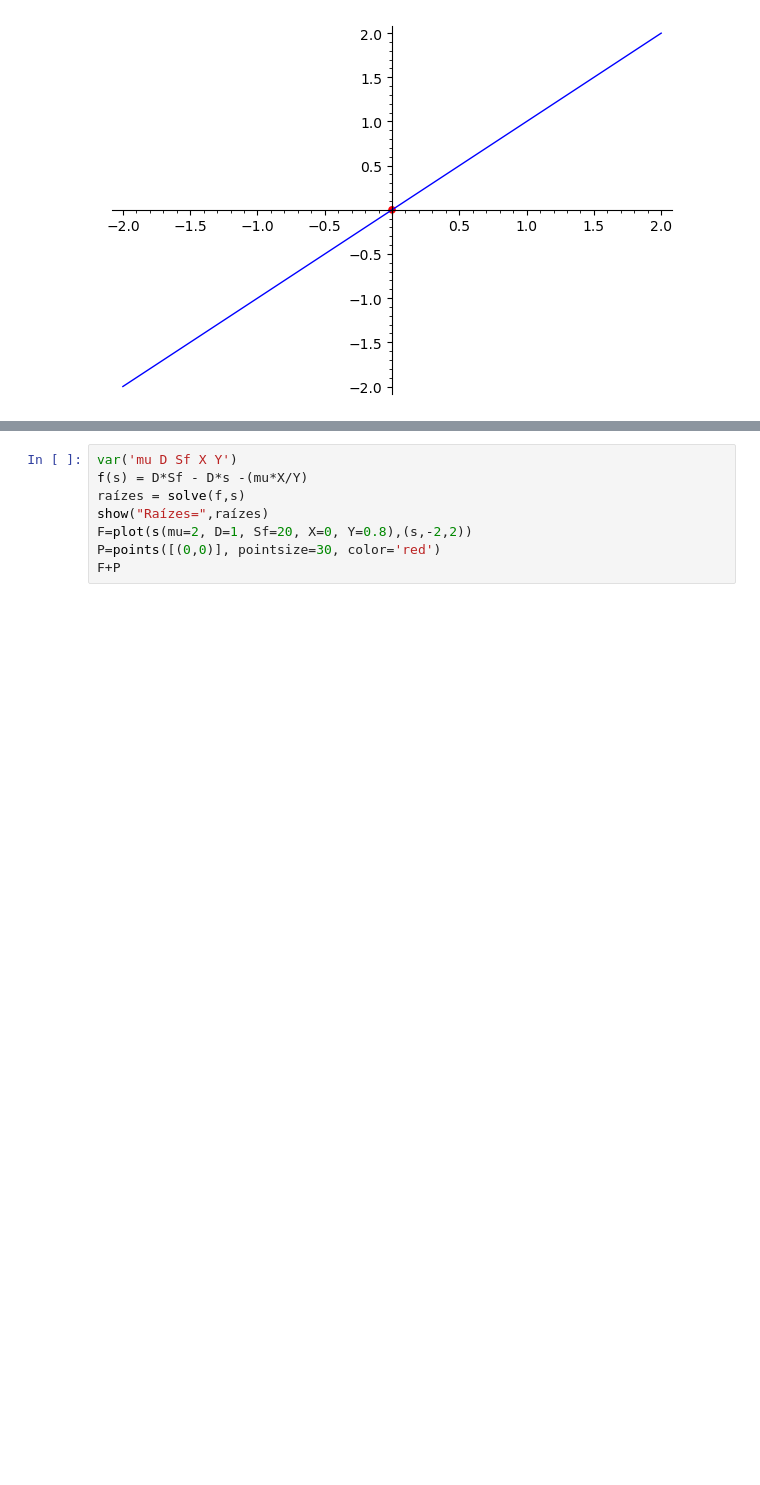
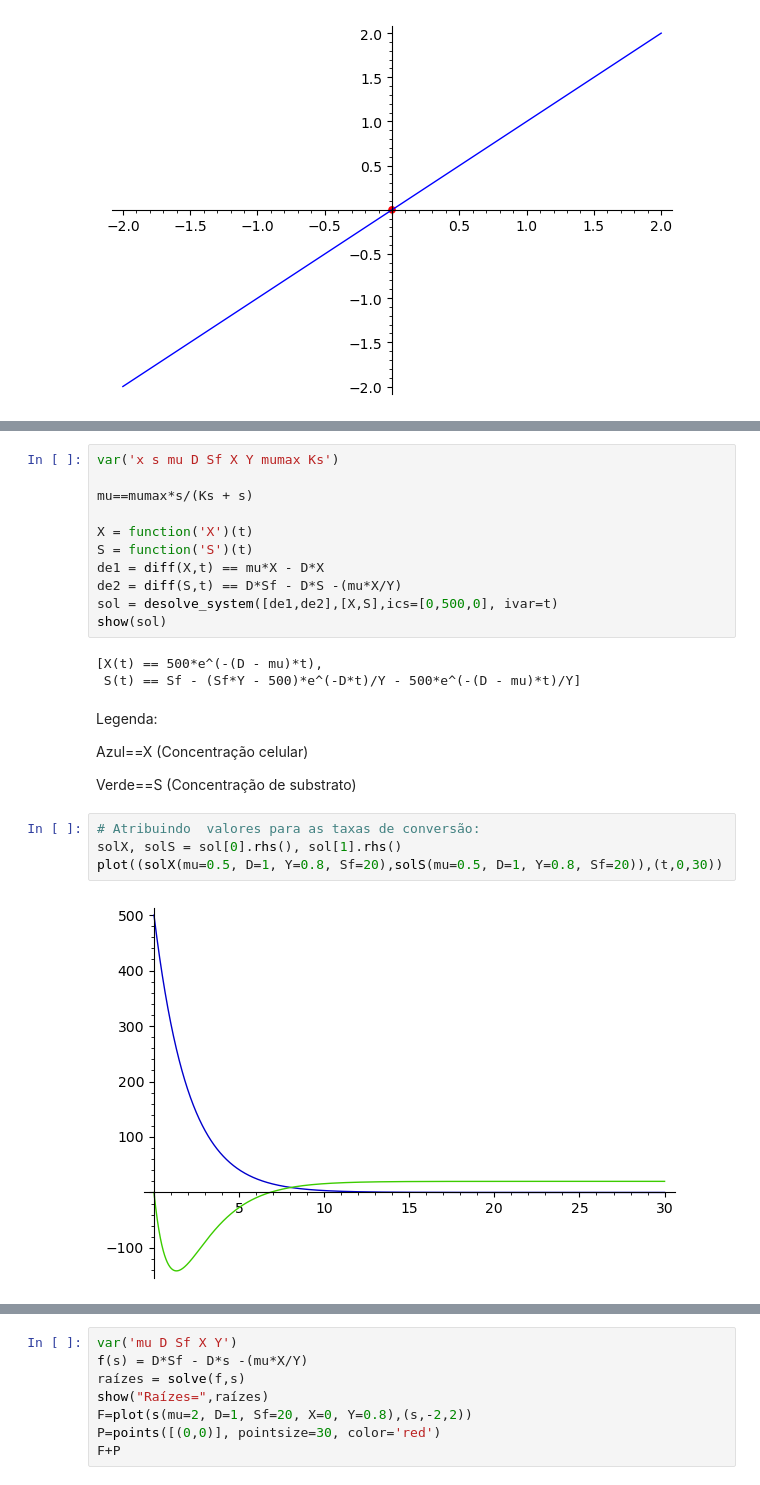
Before and after one commit to RaphaLevy/Artigo_Fenomenos_Biologicos, a Jupyter notebook: Modelagem de Sistemas.ipynb, the cells around one changed output, grey strips where cells are left out. Drawn from its saved outputs; the diff is of its cells as text; blank space fills up the shorter version.

```diff
--- a/Modelagem de Sistemas.ipynb
+++ b/Modelagem de Sistemas.ipynb
@@ -99,0 +118,27 @@ F+P
+# %%
+var('x s mu D Sf X Y mumax Ks')
+
+mu==mumax*s/(Ks + s)
+
+X = function('X')(t)
+S = function('S')(t)
+de1 = diff(X,t) == mu*X - D*X
+de2 = diff(S,t) == D*Sf - D*S -(mu*X/Y)
+sol = desolve_system([de1,de2],[X,S],ics=[0,500,0], ivar=t)
+show(sol)
+# %% [output]
+[X(t) == 500*e^(-(D - mu)*t),
+ S(t) == Sf - (Sf*Y - 500)*e^(-D*t)/Y - 500*e^(-(D - mu)*t)/Y]
+# %% [markdown]
+Legenda:
+
+
+Azul==X (Concentração celular)
+
+Verde==S (Concentração de substrato)
+# %%
+# Atribuindo  valores para as taxas de conversão:
+solX, solS = sol[0].rhs(), sol[1].rhs()
+plot((solX(mu=0.5, D=1, Y=0.8, Sf=20),solS(mu=0.5, D=1, Y=0.8, Sf=20)),(t,0,30))
+# %% [output]
+[figure, added]
```
Also changed, not shown: parts of 17 cells of this notebook.
